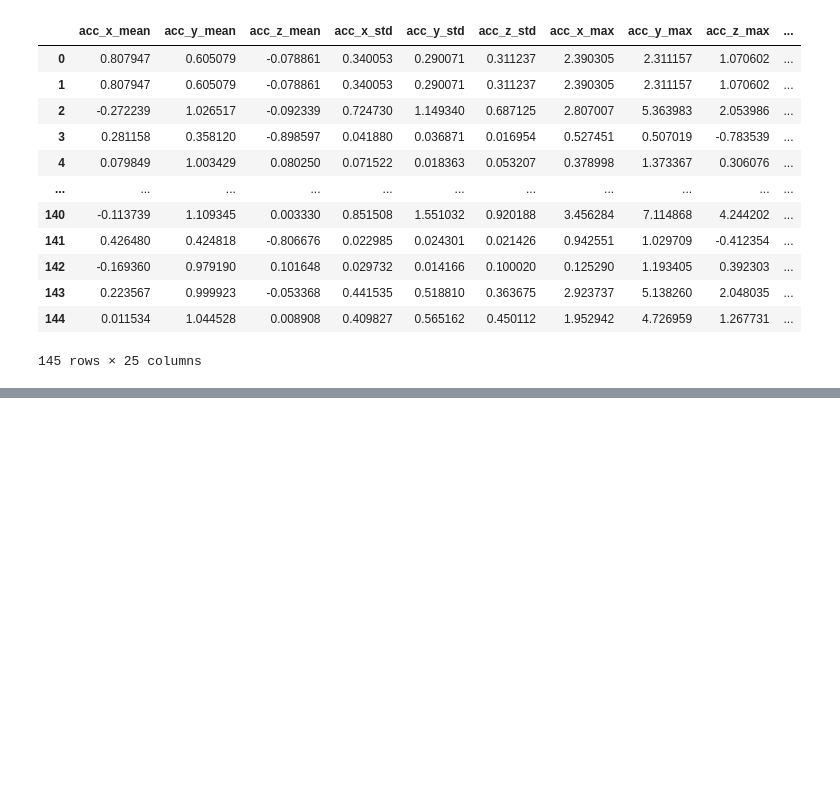
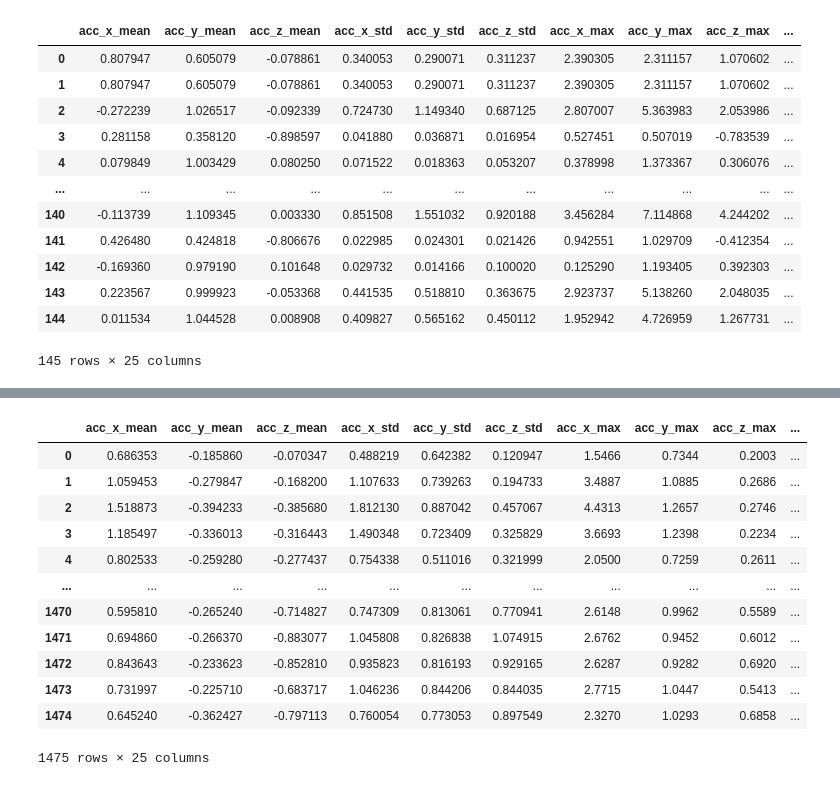
Before and after one commit to MorningStarTM/human-activity-recognition, a Jupyter notebook: notebook/data_preprocessing.ipynb, the cells around one changed output, grey strips where cells are left out. Saved outputs shown, nothing was run; the diff lists cells and outputs as text; code cells hidden in the pictures; blank space fills up the shorter version.

```diff
--- a/notebook/data_preprocessing.ipynb
+++ b/notebook/data_preprocessing.ipynb
@@ -301,0 +300,3 @@ dt
+# %%
+for i in list(t.keys()):
+    print(f'{i}: {len(t[i])}')
@@ -301,0 +339,46 @@ dt
+# %%
+for i in range(0, len(group_0), 30):
+    temp = group_1[i:i+30]
+    t['acc_x_mean'].append(temp['acceleration_x'].mean())
+    t['acc_y_mean'].append(temp['acceleration_y'].mean())
+    t['acc_z_mean'].append(temp['acceleration_z'].mean())
+    t['acc_x_std'].append(temp['acceleration_x'].std())
+    t['acc_y_std'].append(temp['acceleration_y'].std())
+    t['acc_z_std'].append(temp['acceleration_z'].std())
+    t['acc_x_max'].append(temp['acceleration_x'].max())
+    t['acc_y_max'].append(temp['acceleration_y'].max())
+    t['acc_z_max'].append(temp['acceleration_z'].max())
+    t['acc_x_min'].append(temp['acceleration_x'].min())
+    t['acc_y_min'].append(temp['acceleration_y'].min())
+    t['acc_z_min'].append(temp['acceleration_z'].min())
+    t['gyro_x_mean'].append(temp['gyro_x'].mean())
+    t['gyro_y_mean'].append(temp['gyro_y'].mean())
+    t['gyro_z_mean'].append(temp['gyro_z'].mean())
+    t['gyro_x_std'].append(temp['gyro_x'].std())
+    t['gyro_y_std'].append(temp['gyro_y'].std())
+    t['gyro_z_std'].append(temp['gyro_z'].std())
+    t['gyro_x_max'].append(temp['gyro_x'].max())
+    t['gyro_y_max'].append(temp['gyro_y'].max())
+    t['gyro_z_max'].append(temp['gyro_z'].max())
+    t['gyro_x_min'].append(temp['gyro_x'].min())
+    t['gyro_y_min'].append(temp['gyro_y'].min())
+    t['gyro_z_min'].append(temp['gyro_z'].min())
+    t['activity'].append(1)
+# %%
+df_2 = pd.DataFrame(t)
+# %%
+df_2
+# %% [output]
+|  | acc_x_mean | acc_y_mean | acc_z_mean | acc_x_std | acc_y_std | acc_z_std | acc_x_max | acc_y_max | acc_z_max | ... |
+| 0 | 0.686353 | -0.185860 | -0.070347 | 0.488219 | 0.642382 | 0.120947 | 1.5466 | 0.7344 | 0.2003 | ... |
+| 1 | 1.059453 | -0.279847 | -0.168200 | 1.107633 | 0.739263 | 0.194733 | 3.4887 | 1.0885 | 0.2686 | ... |
+| 2 | 1.518873 | -0.394233 | -0.385680 | 1.812130 | 0.887042 | 0.457067 | 4.4313 | 1.2657 | 0.2746 | ... |
+| 3 | 1.185497 | -0.336013 | -0.316443 | 1.490348 | 0.723409 | 0.325829 | 3.6693 | 1.2398 | 0.2234 | ... |
+| 4 | 0.802533 | -0.259280 | -0.277437 | 0.754338 | 0.511016 | 0.321999 | 2.0500 | 0.7259 | 0.2611 | ... |
+| ... | ... | ... | ... | ... | ... | ... | ... | ... | ... | ... |
+| 1470 | 0.595810 | -0.265240 | -0.714827 | 0.747309 | 0.813061 | 0.770941 | 2.6148 | 0.9962 | 0.5589 | ... |
+| 1471 | 0.694860 | -0.266370 | -0.883077 | 1.045808 | 0.826838 | 1.074915 | 2.6762 | 0.9452 | 0.6012 | ... |
+| 1472 | 0.843643 | -0.233623 | -0.852810 | 0.935823 | 0.816193 | 0.929165 | 2.6287 | 0.9282 | 0.6920 | ... |
+| 1473 | 0.731997 | -0.225710 | -0.683717 | 1.046236 | 0.844206 | 0.844035 | 2.7715 | 1.0447 | 0.5413 | ... |
+| 1474 | 0.645240 | -0.362427 | -0.797113 | 0.760054 | 0.773053 | 0.897549 | 2.3270 | 1.0293 | 0.6858 | ... |
+1475 rows × 25 columns
```
Also changed, not shown: parts of 27 cells of this notebook, 8 other files.
